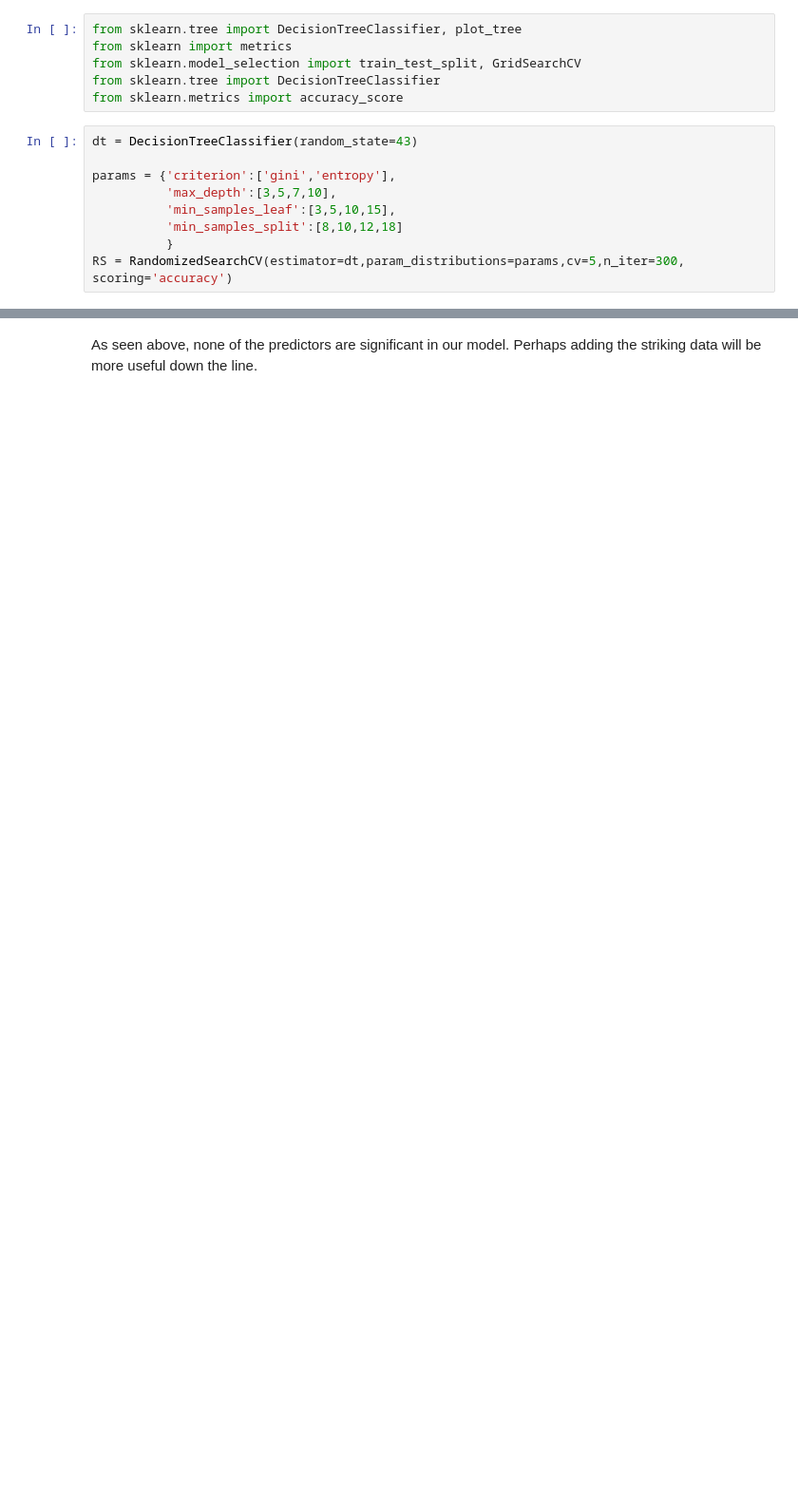
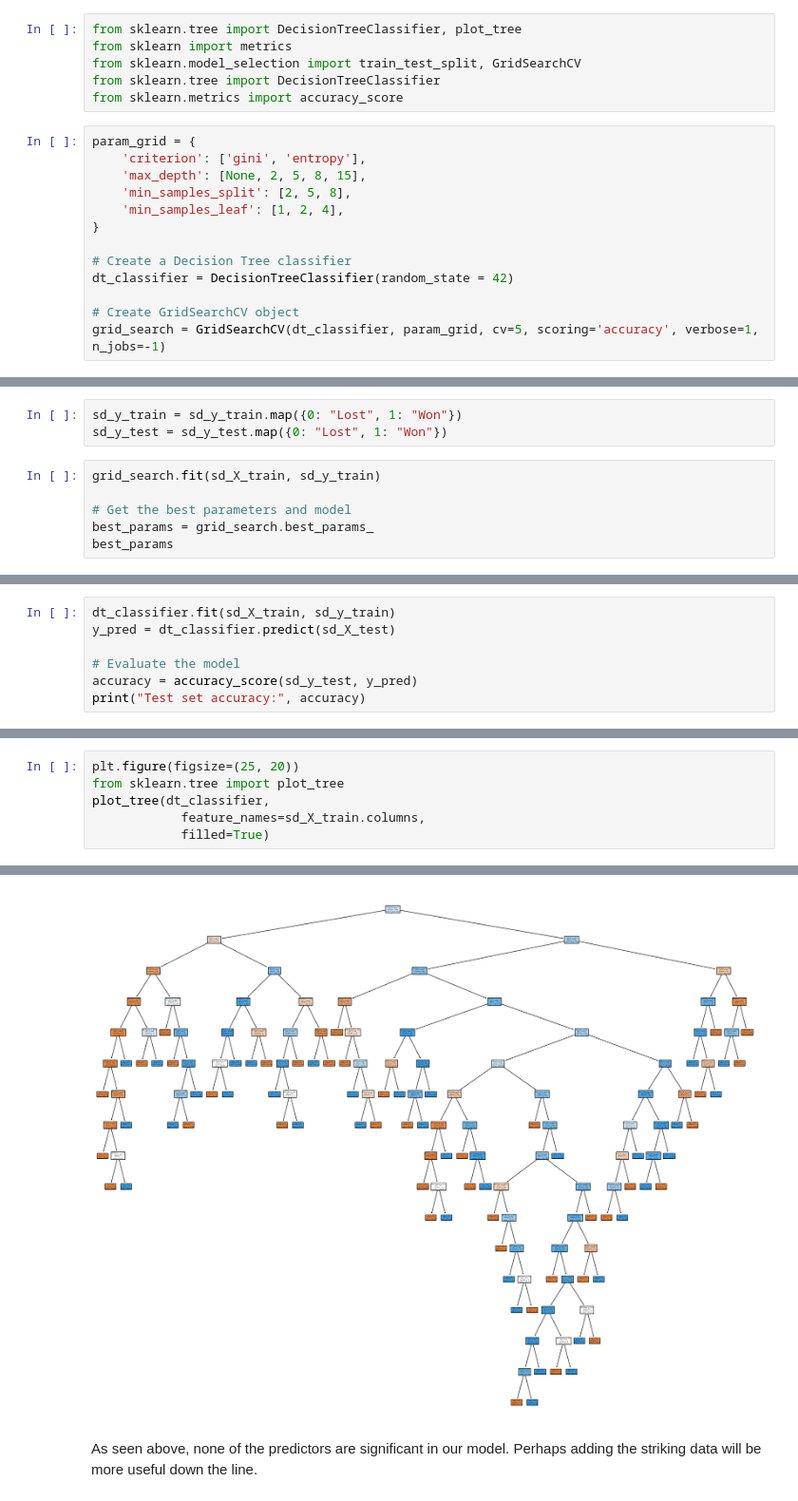
Before and after one commit to jcollopy-tulane/jcollopy-tulane.github.io, a Jupyter notebook: UFC_Fight_Project.ipynb, the cells around one changed output, grey strips where cells are left out. Shown at 95% size. Cells and saved outputs as stored; diff of their text form; blank space fills up the shorter version.

Commit message:
Updating Model

```diff
--- a/UFC_Fight_Project.ipynb
+++ b/UFC_Fight_Project.ipynb
@@ -1632,11 +1580,15 @@ from sklearn.model_selection import train_test_split, GridSearchCV
 from sklearn.tree import DecisionTreeClassifier
 from sklearn.metrics import accuracy_score
 # %%
-dt = DecisionTreeClassifier(random_state=43)
+param_grid = {
+    'criterion': ['gini', 'entropy'],
+    'max_depth': [None, 2, 5, 8, 15],
+    'min_samples_split': [2, 5, 8],
+    'min_samples_leaf': [1, 2, 4],
+}
 
-params = {'criterion':['gini','entropy'],
-          'max_depth':[3,5,7,10],
-          'min_samples_leaf':[3,5,10,15],
-          'min_samples_split':[8,10,12,18]
-          }
-RS = RandomizedSearchCV(estimator=dt,param_distributions=params,cv=5,n_iter=300, scoring='accuracy')
+# Create a Decision Tree classifier
+dt_classifier = DecisionTreeClassifier(random_state = 42)
+
+# Create GridSearchCV object
+grid_search = GridSearchCV(dt_classifier, param_grid, cv=5, scoring='accuracy', verbose=1, n_jobs=-1)
@@ -1645,0 +1595,9 @@ Test Accuracy: 0.9470499243570348
+# %%
+sd_y_train = sd_y_train.map({0: "Lost", 1: "Won"})
+sd_y_test = sd_y_test.map({0: "Lost", 1: "Won"})
+# %%
+grid_search.fit(sd_X_train, sd_y_train)
+
+# Get the best parameters and model
+best_params = grid_search.best_params_
+best_params
@@ -1645,0 +1610,7 @@ Test Accuracy: 0.9470499243570348
+# %%
+dt_classifier.fit(sd_X_train, sd_y_train)
+y_pred = dt_classifier.predict(sd_X_test)
+
+# Evaluate the model
+accuracy = accuracy_score(sd_y_test, y_pred)
+print("Test set accuracy:", accuracy)
@@ -1645,0 +1619,7 @@ Test Accuracy: 0.9470499243570348
+# %%
+plt.figure(figsize=(25, 20))
+from sklearn.tree import plot_tree
+plot_tree(dt_classifier,
+            feature_names=sd_X_train.columns,
+            filled=True)
+# %% [output]
@@ -1646,2 +1643,3 @@ Test Accuracy: 0.9470499243570348
+[figure, added]
 # %% [markdown]
 As seen above, none of the predictors are significant in our model. Perhaps adding the striking data will be more useful down the line.
```
Also changed, not shown: parts of 33 cells of this notebook.
